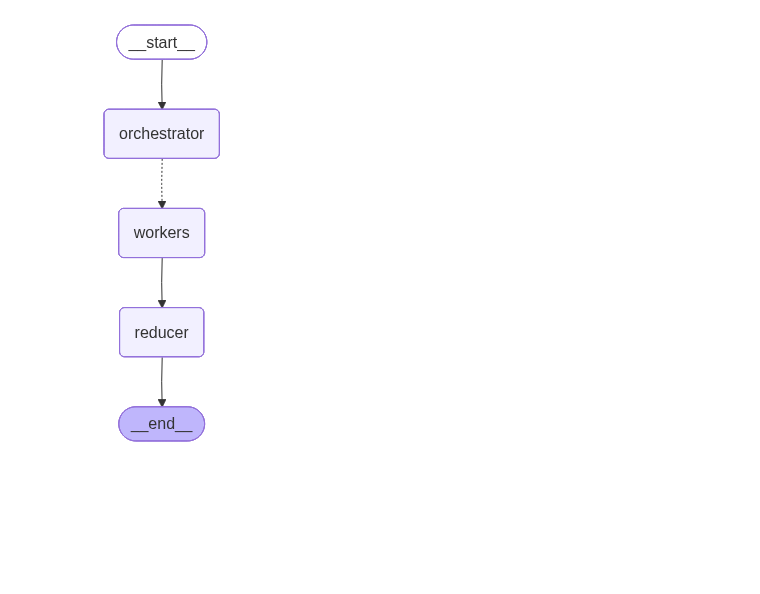
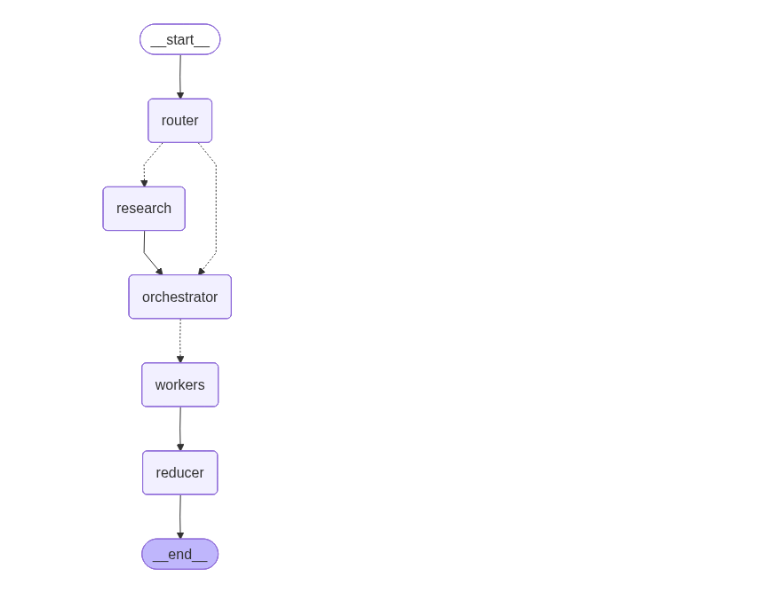
Before and after one commit to onkarshinde77/blog-writing-agent, a Jupyter notebook: 1_bwa_basic.ipynb, the cells around one changed output. Cells and saved outputs as stored; diff of their text form; code cells hidden in the pictures; blank space fills up the shorter version.

```diff
--- a/1_bwa_basic.ipynb
+++ b/1_bwa_basic.ipynb
@@ -35,0 +80,18 @@ class State(TypedDict):
+# %%
+ROUTER_SYSTEM = """You are a routing module for a technical blog planner.
+
+Decide whether web research is needed BEFORE planning.
+
+Modes:
+- closed_book (needs_research=false):
+  Evergreen topics where correctness does not depend on recent facts (concepts, fundamentals).
+- hybrid (needs_research=true):
+  Mostly evergreen but needs up-to-date examples/tools/models to be useful.
+- open_book (needs_research=true):
+  Mostly volatile: weekly roundups, "this week", "latest", rankings, pricing, policy/regulation.
+
+If needs_research=true:
+- Output 3–10 high-signal queries.
+- Queries should be scoped and specific (avoid generic queries like just "AI" or "LLM").
+- If user asked for "last week/this week/latest", reflect that constraint IN THE QUERIES.
+"""
@@ -82,16 +343,28 @@ def reducer(state:State)->Dict:
 # %%
+CONFIG={
+        "configurable": {"thread_id": "blog-1"},
+        "run_name": "blog-writing-agent"
+}
+
 graph = StateGraph(State)
 
-graph.add_node("orchestrator",orchestrator)
-graph.add_node("workers",workers)
-graph.add_node("reducer",reducer)
+g = StateGraph(State)
+
+graph.add_node("router", router_node)
+graph.add_node("research", research_node)
+graph.add_node("orchestrator", orchestrator)
+graph.add_node("workers", workers)
+graph.add_node("reducer", reducer_node)
 # edges
-graph.add_edge(START,"orchestrator")
-graph.add_conditional_edges("orchestrator",fanout,["workers"])
+graph.add_edge(START,"router")
+graph.add_conditional_edges("router", route_next, {"research": "research", "orchestrator": "orchestrator"})
+graph.add_edge("research", "orchestrator")
+
+graph.add_conditional_edges("orchestrator", fanout, ["workers"])
 graph.add_edge("workers","reducer")
 graph.add_edge("reducer",END)
 
 app = graph.compile()
 app
 # %% [output]
-[figure, old version]
+[figure, new version]
```
Also changed, not shown: parts of 10 cells of this notebook, 2 other files.
